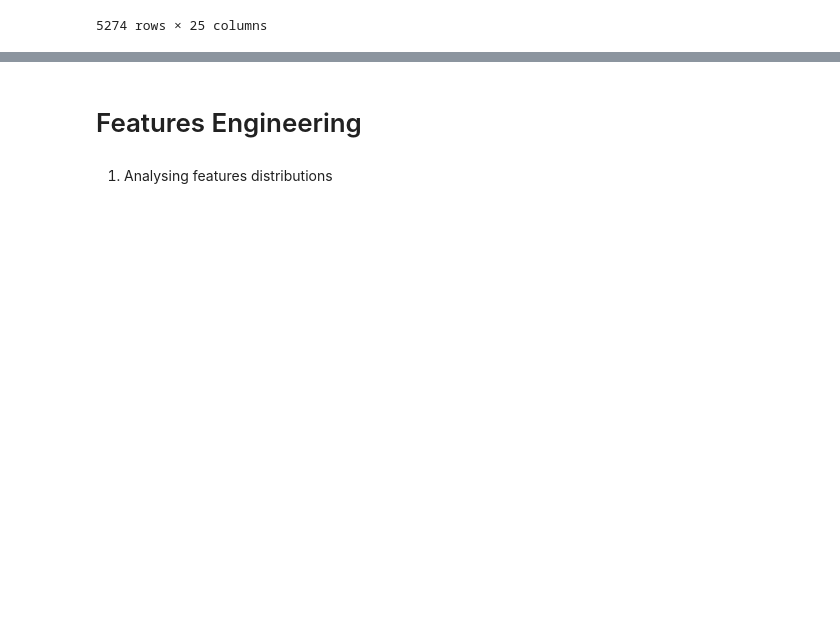
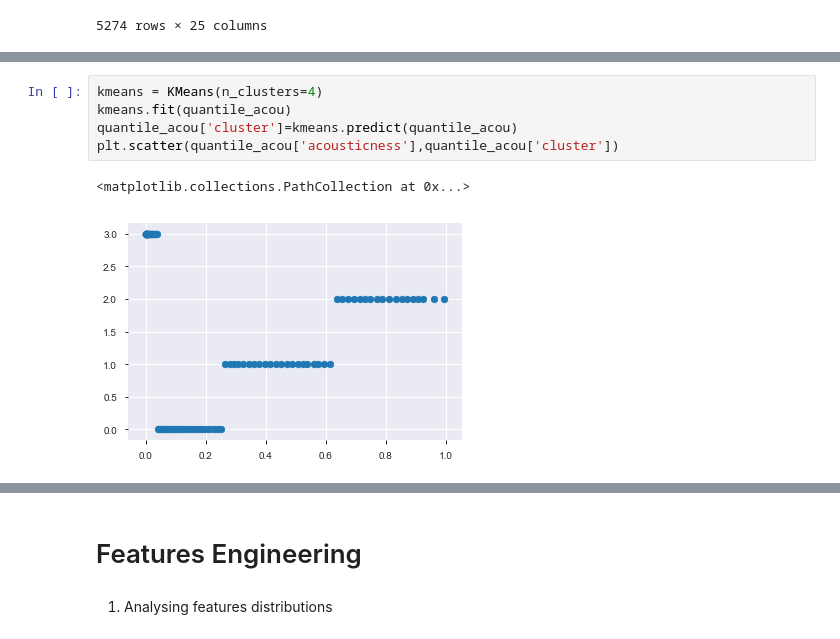
Before and after one commit to CCMM241/Machine_Learning_A3, a Jupyter notebook: ML-Project (2).ipynb, the cells around one changed output, grey strips where cells are left out. Saved outputs shown, nothing was run; the diff lists cells and outputs as text; blank space fills up the shorter version.

```diff
--- a/ML-Project (2).ipynb
+++ b/ML-Project (2).ipynb
@@ -202,0 +243,8 @@ song_lyrics
+# %%
+kmeans = KMeans(n_clusters=4)
+kmeans.fit(quantile_acou)
+quantile_acou['cluster']=kmeans.predict(quantile_acou)
+plt.scatter(quantile_acou['acousticness'],quantile_acou['cluster'])
+# %% [output]
+<matplotlib.collections.PathCollection at 0x...>
+[figure, added]
```
Also changed, not shown: parts of 18 cells of this notebook.
